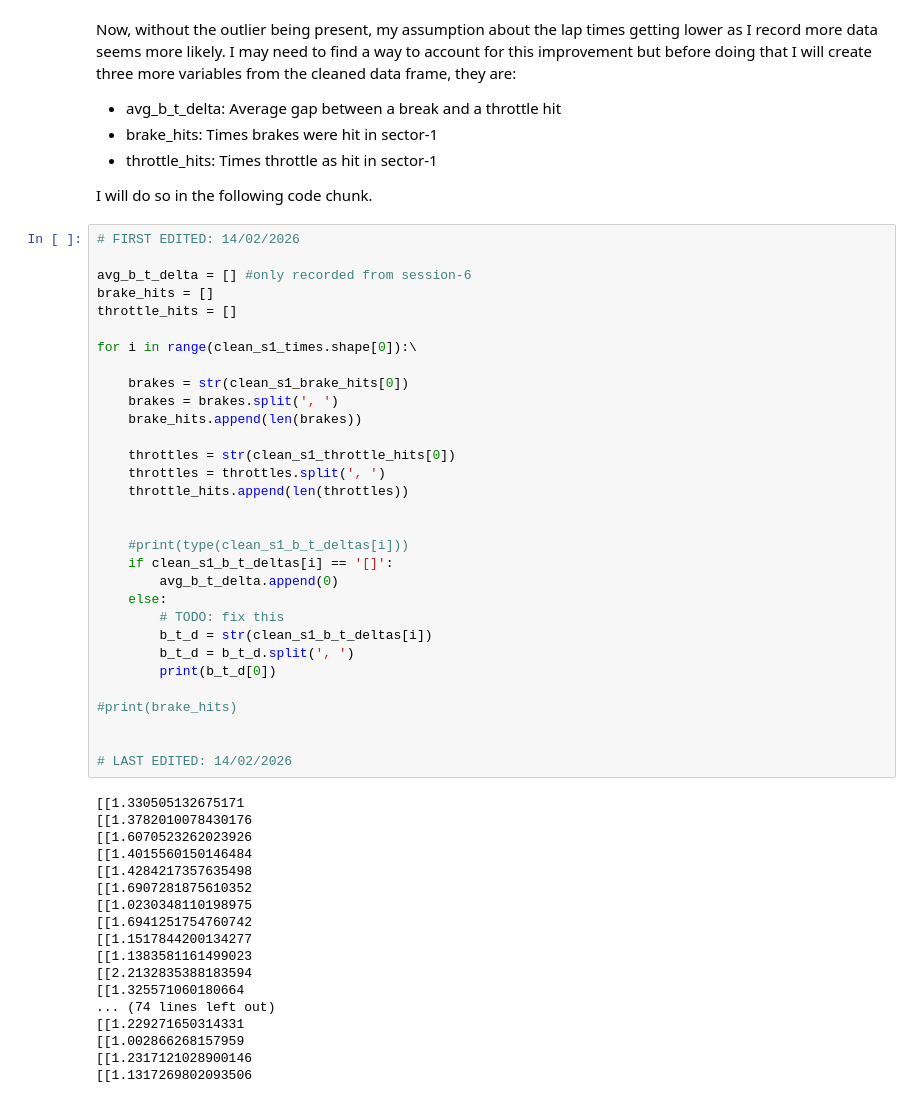
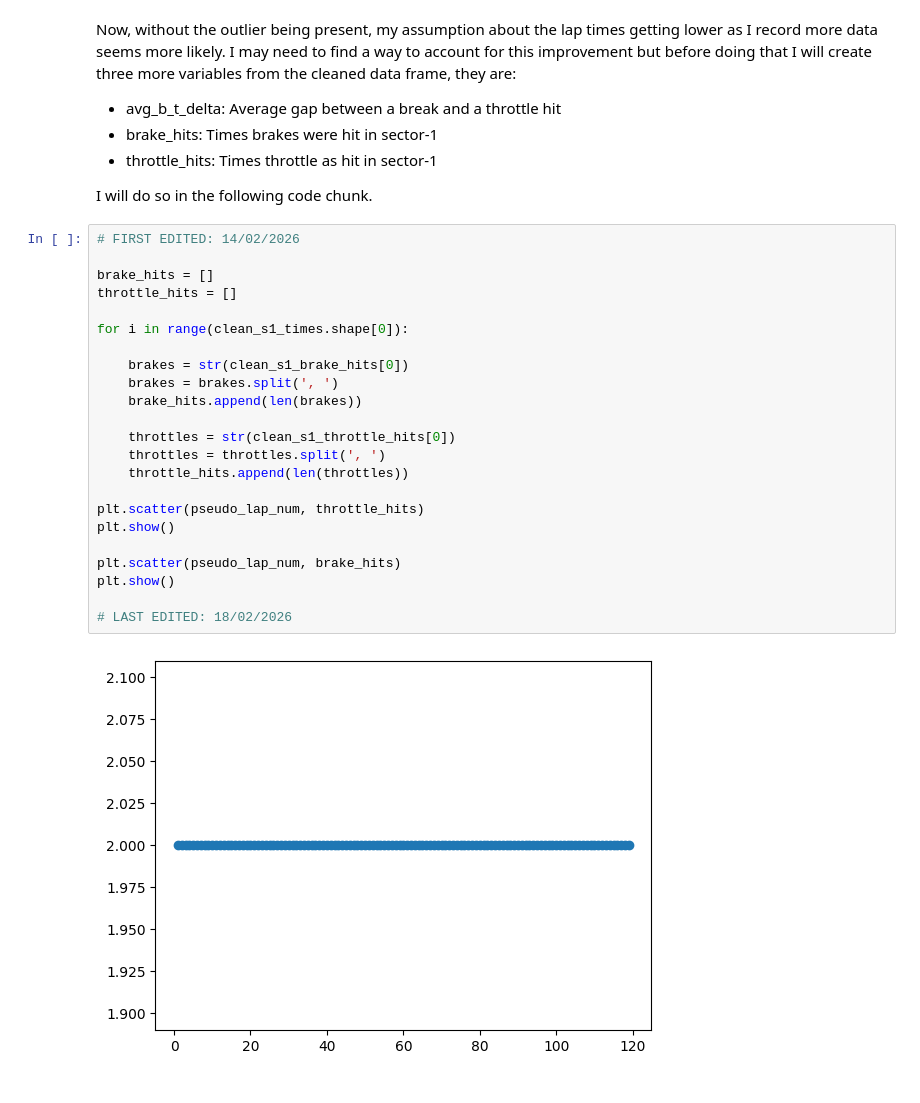
Before and after one commit to Prachet06/F1-Optimized-Cornering-Project, a Jupyter notebook: Code/Data Analysis Notebook.ipynb, the cells around one changed output. Drawn from its saved outputs; the diff is of its cells as text.

```diff
--- a/Code/Data Analysis Notebook.ipynb
+++ b/Code/Data Analysis Notebook.ipynb
@@ -114,49 +117,25 @@ I will do so in the following code chunk.
 # %%
 # FIRST EDITED: 14/02/2026
 
-avg_b_t_delta = [] #only recorded from session-6
 brake_hits = []
 throttle_hits = []
 
-for i in range(clean_s1_times.shape[0]):\
+for i in range(clean_s1_times.shape[0]):
 
     brakes = str(clean_s1_brake_hits[0])
     brakes = brakes.split(', ')
     brake_hits.append(len(brakes))
 
     throttles = str(clean_s1_throttle_hits[0])
     throttles = throttles.split(', ')
     throttle_hits.append(len(throttles))
 
+plt.scatter(pseudo_lap_num, throttle_hits)
+plt.show()
 
-    #print(type(clean_s1_b_t_deltas[i]))
-    if clean_s1_b_t_deltas[i] == '[]':
-        avg_b_t_delta.append(0)
-    else:
-        # TODO: fix this
-        b_t_d = str(clean_s1_b_t_deltas[i])
-        b_t_d = b_t_d.split(', ')
-        print(b_t_d[0])
+plt.scatter(pseudo_lap_num, brake_hits)
+plt.show()
 
-#print(brake_hits)
-
-
-# LAST EDITED: 14/02/2026
+# LAST EDITED: 18/02/2026
 # %% [output]
-[[1.330505132675171
-[[1.3782010078430176
-[[1.6070523262023926
-[[1.4015560150146484
-[[1.4284217357635498
-[[1.6907281875610352
-[[1.0230348110198975
-[[1.6941251754760742
-[[1.1517844200134277
-[[1.1383581161499023
-[[2.2132835388183594
-[[1.325571060180664
-... (74 lines left out)
-[[1.229271650314331
-[[1.002866268157959
-[[1.2317121028900146
-[[1.1317269802093506
+[figure, added]
```
Also changed, not shown: parts of 4 cells of this notebook.
